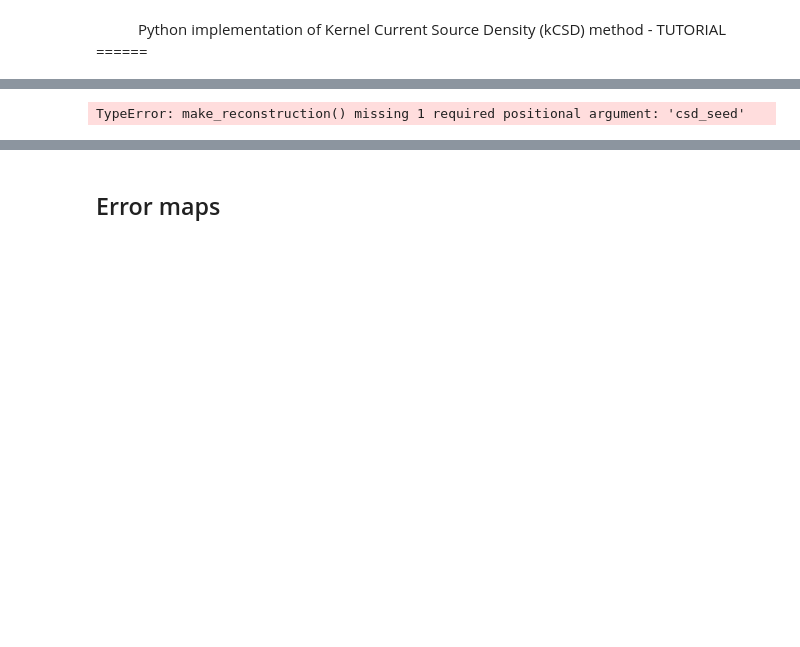
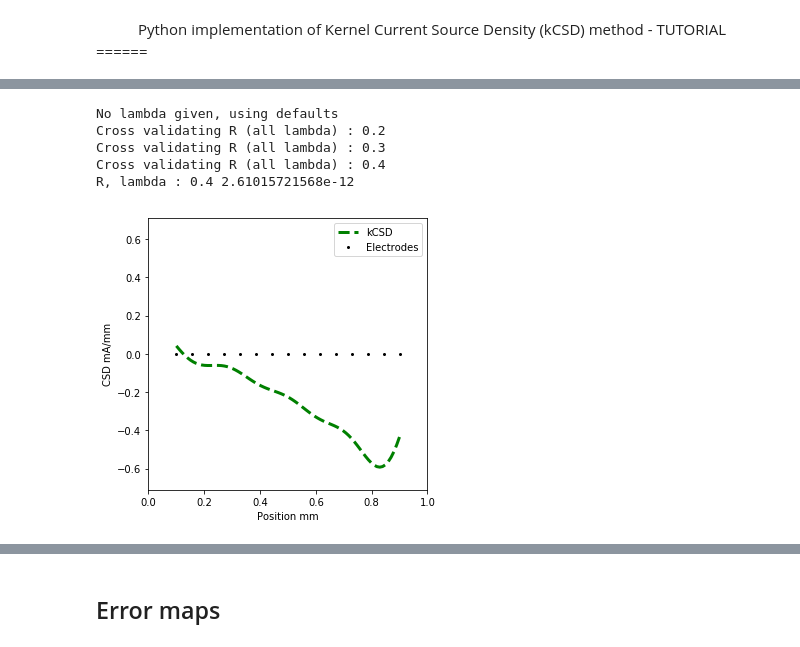
Before and after one commit to Neuroinflab/kCSD-python, a Jupyter notebook: tutorials/kcsd_tutorial.ipynb, the cells around one changed output, grey strips where cells are left out. Saved outputs shown, nothing was run; the diff lists cells and outputs as text; code cells hidden in the pictures; blank space fills up the shorter version.

```diff
--- a/tutorials/kcsd_tutorial.ipynb
+++ b/tutorials/kcsd_tutorial.ipynb
@@ -64,7 +73,12 @@ noise_select
 # %%
 # Estimate current source density, change value of Rs to fit the best solution using crossvalidation
-# Investigate error of reconstruction
 
-kcsd, rms, point_error = k.make_reconstruction(config.csd_profile, noise=noise_select.value, Rs=np.arange(0.2, 0.6, 0.1))
+obj, est_csd = k.recon(pots, ele_pos, Rs=np.arange(0.2, 0.5, 0.1))
+plots.show_csd(obj.estm_pos, est_csd, show_ele=ele_pos, show_kcsd=True)
 # %% [output]
-TypeError: make_reconstruction() missing 1 required positional argument: 'csd_seed'
+No lambda given, using defaults
+Cross validating R (all lambda) : 0.2
+Cross validating R (all lambda) : 0.3
+Cross validating R (all lambda) : 0.4
+R, lambda : 0.4 2.61015721568e-12
+[figure, added]
```
Also changed, not shown: parts of 14 cells of this notebook, 4 other files.
